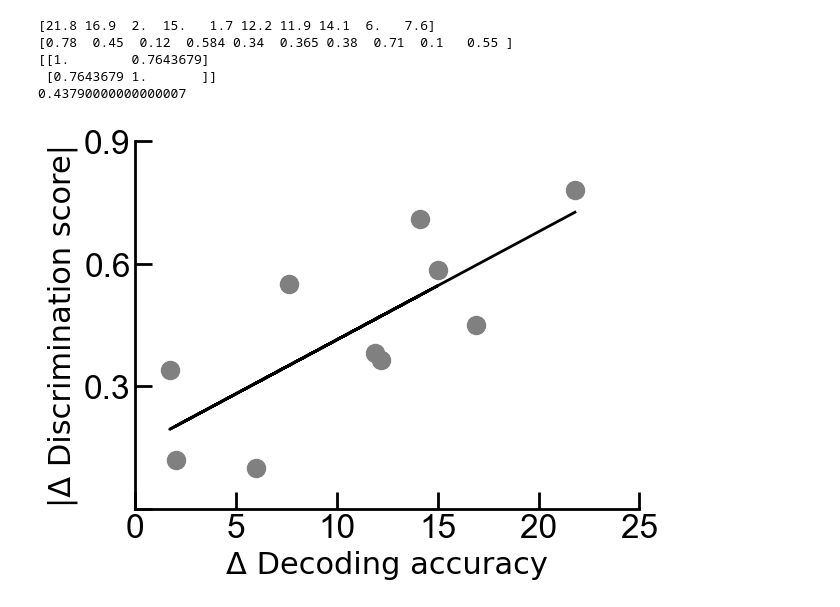
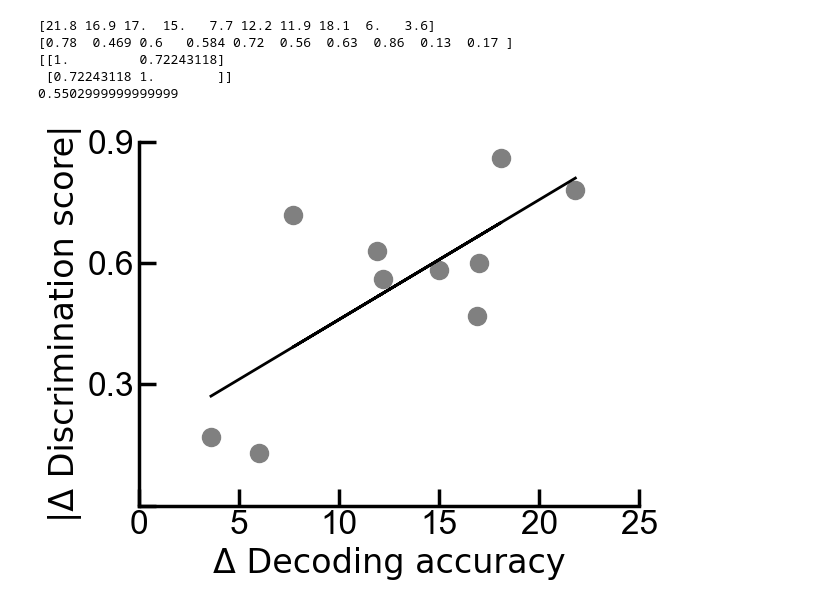
Before and after one commit to Pegahka/SocialFearConditioningProject, a Jupyter notebook: Decoding/Correlation_Differences/CorrelationDecodBehav-Differences.ipynb, the cells around one changed output. Cells and saved outputs as stored; diff of their text form; code cells hidden in the pictures.

```diff
--- a/Decoding/Correlation_Differences/CorrelationDecodBehav-Differences.ipynb
+++ b/Decoding/Correlation_Differences/CorrelationDecodBehav-Differences.ipynb
@@ -3,13 +3,14 @@ import numpy as np
 import seaborn as sns
 import matplotlib.pyplot as plt
 
+#SFC mice
 
 #create data - include non-learners
-x_sfc = np.array([74.1,77.1,65.2,77.1,70.3, 68.3, 69.7, 78.2, 52.1, 60.3])
-y_sfc = np.array([0.68,0.72,0.42,0.73, 0.65, 0.57, 0.7, 0.76, 0.2, -0.3])
+x_sfc = np.array([74.1,77.1,67.2,77.1,70.3, 68.3, 69.7, 78.2, 52.1, 58.3]) #decoding
+y_sfc = np.array([0.68,0.72,0.48,0.73, 0.65, 0.57, 0.77, 0.76, 0.21, -0.1]) #behavior
 
-x_soc = np.array([52.3,60.2,63.2,62.1,68.6, 56.1, 57.8, 64.1, 58.1, 52.7]) #decoding
-y_soc = np.array([-0.1,0.27,0.3,0.146,0.31, 0.205, 0.32, 0.05, 0.1, 0.25]) #behavior
+x_soc = np.array([52.3,60.2,50.2,62.1,62.6, 56.1, 57.8, 60.1, 58.1, 54.7]) #decoding
+y_soc = np.array([-0.1,0.251,-0.12,0.146,-0.07, 0.01, 0.14, -0.1, 0.08, 0.07]) #behavior
 
 x = np.subtract(x_sfc, x_soc)
 y = np.subtract(y_sfc, y_soc)
@@ -23,45 +24,45 @@ print(y)
 print(np.corrcoef(x,y))
 print(np.mean(y))
 # %% [output]
-[21.8 16.9  2.  15.   1.7 12.2 11.9 14.1  6.   7.6]
-[0.78  0.45  0.12  0.584 0.34  0.365 0.38  0.71  0.1   0.55 ]
-[[1.        0.7643679]
- [0.7643679 1.       ]]
-0.43790000000000007
+[21.8 16.9 17.  15.   7.7 12.2 11.9 18.1  6.   3.6]
+[0.78  0.469 0.6   0.584 0.72  0.56  0.63  0.86  0.13  0.17 ]
+[[1.         0.72243118]
+ [0.72243118 1.        ]]
+0.5502999999999999
 # %%
 fig, ax = plt.subplots()  # create figure and axes
 
 # plot on ax (Axes) object
 ax.plot(x, y, 'o',markersize=13,c='grey')
 
 #obtain m (slope) and b(intercept) of linear regression line
 m, b = np.polyfit(x, y, 1)
 
 
 #add linear regression line to scatterplot
 #ax.plot(x, m*x+b, color='#144e96')
 ax.plot(x, m*x+b, color='black', linewidth=2)
 #ax.set_ylim([0.475,0.85])
 ax.set_ylim([0,0.9])
 ax.set_yticks([0,0.3,0.6,0.9], fontname='Arial')
 ax.set_yticklabels(['','0.3','0.6','0.9'],fontname='Arial')
 
 #ax.set_xlim([65,80])
 ax.set_xlim([0,22])
 ax.set_xticks([0,5,10,15,20,25], fontname='Arial')
 ax.set_xticklabels(['0','5','10','15','20','25'],fontname='Arial')
 
 sns.despine(top=True, right=True, left=False, bottom=False)
-ax.spines['left'].set_linewidth(2)
-ax.spines['bottom'].set_linewidth(2)
-ax.set_xlabel('Δ Decoding accuracy', fontsize=22)
-ax.set_ylabel('|Δ Discrimination score|', fontsize=22)
+ax.spines['left'].set_linewidth(2.5)
+ax.spines['bottom'].set_linewidth(2.5)
+ax.set_xlabel('Δ Decoding accuracy', fontsize=24)
+ax.set_ylabel('|Δ Discrimination score|', fontsize=24)
 #ax.tick_params(axis='both', which='major', )
-ax.tick_params(axis='both', which='major', direction='in',length=12, labelsize=24, width=2)
+ax.tick_params(axis='both', which='major', direction='in',length=12, labelsize=24, width=2.5)
 
 plt.tight_layout()
 fig.tight_layout()
 fig.savefig("FigCorrDiff.jpg",dpi=500)
 plt.savefig('FigCorrDiff.eps', format='eps')
 # %% [output]
-[figure, old version]
+[figure, new version]
```
Also changed, not shown: 3 other files.
